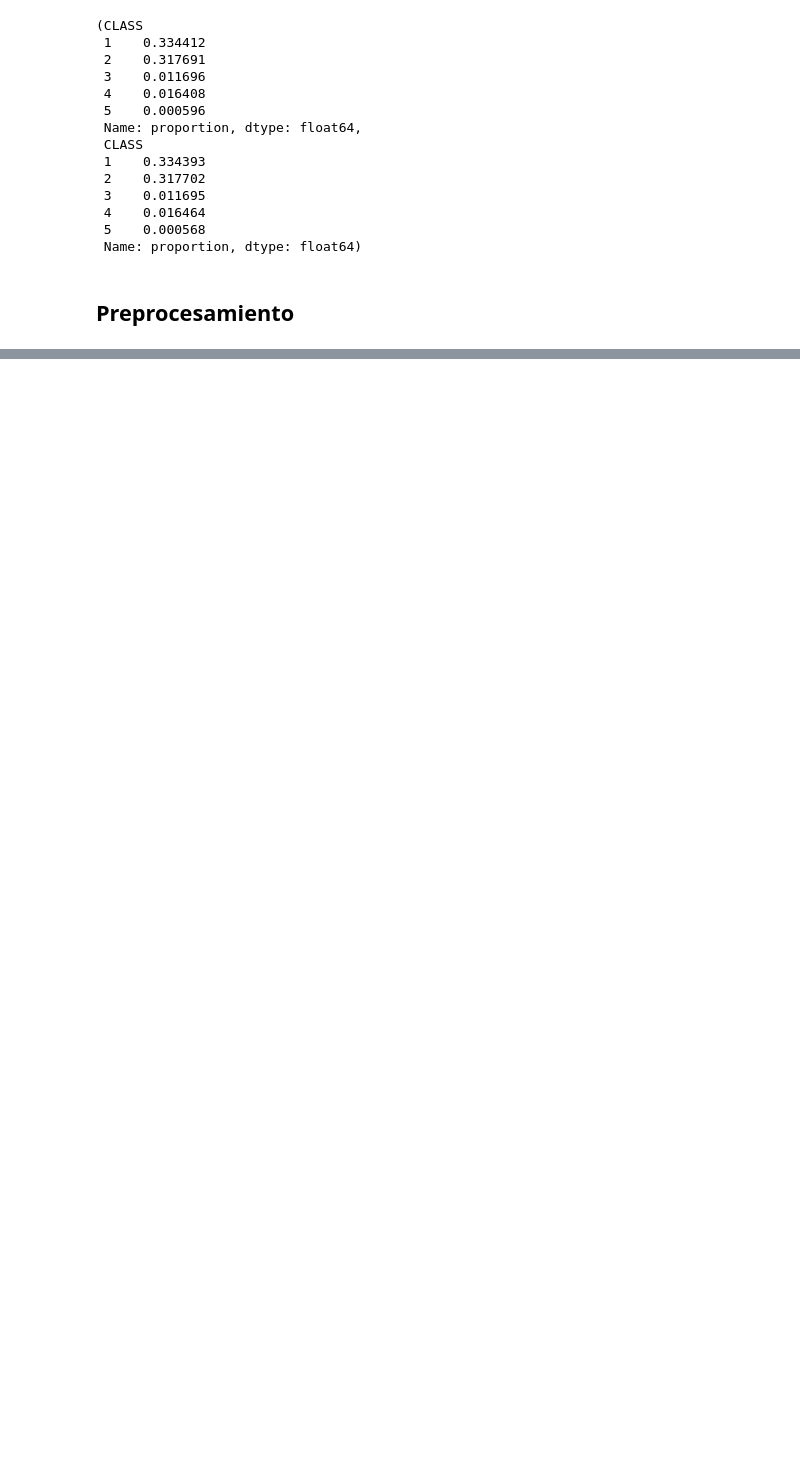
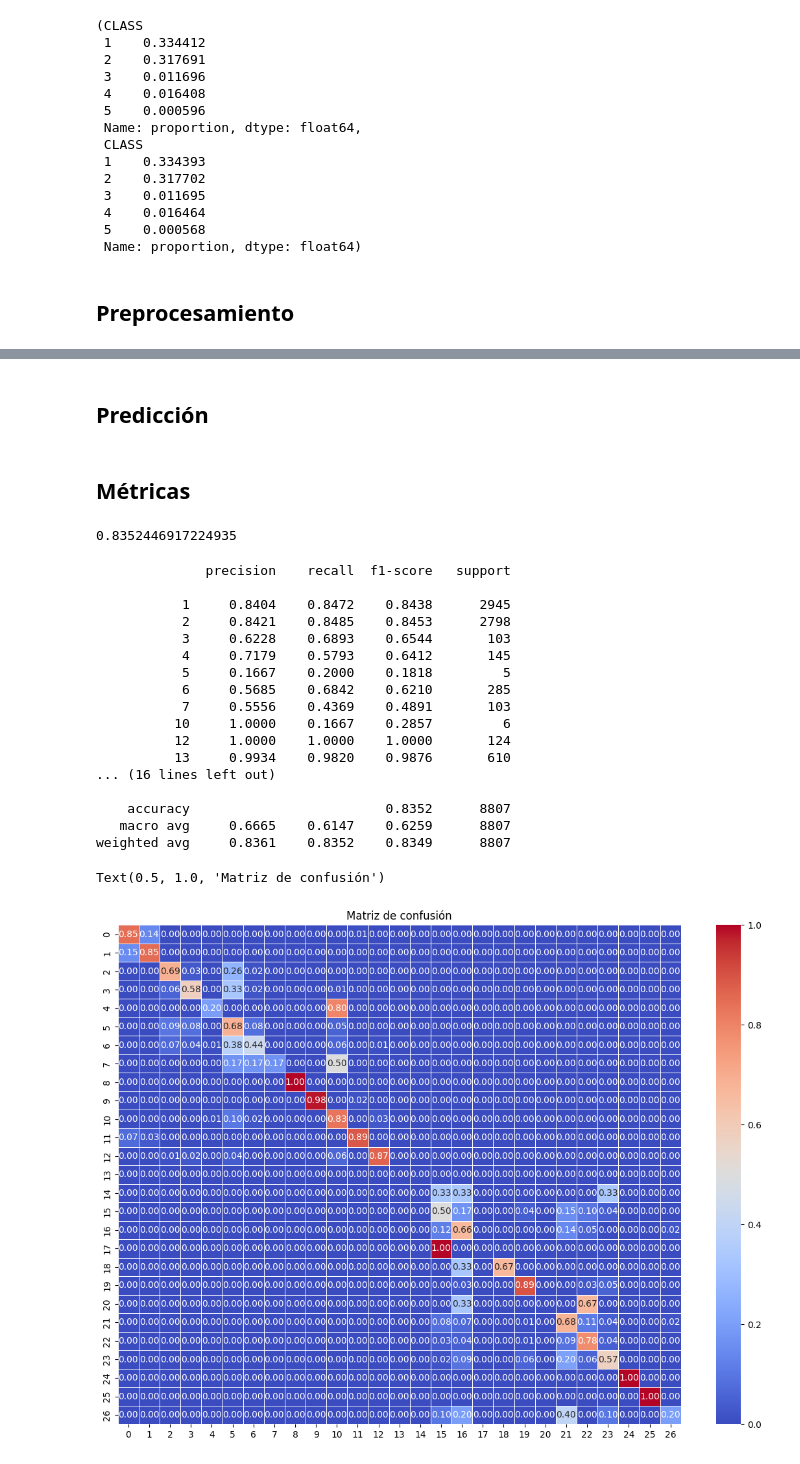
Before and after one commit to juanorion1/Prueba_Tributi, a Jupyter notebook: notebooks/data_prep_best_model.ipynb, the cells around one changed output, grey strips where cells are left out. Drawn from its saved outputs; the diff is of its cells as text; code cells hidden in the pictures; blank space fills up the shorter version.

Commit message:
Se escoge mejor modelo de 6 según métrica f1_macro

```diff
--- a/notebooks/data_prep_best_model.ipynb
+++ b/notebooks/data_prep_best_model.ipynb
@@ -207,0 +337,24 @@ Xtr.shape, Xte.shape
+# %%
+cv = StratifiedKFold(n_splits=2, shuffle=True, random_state=random_state)
+
+results = []
+for name, pipe in pipelines.items():
+    print(name)
+    scores = cross_validate(
+        pipe,
+        X_train,
+        y_train_enc,
+        cv=cv,
+        scoring={"acc": "accuracy", "f1m": "f1_macro"},
+        return_train_score=False
+    )
+    results.append({
+        "model": name,
+        "acc_mean": float(np.mean(scores["test_acc"])),
+        "acc_std": float(np.std(scores["test_acc"])),
+        "f1_macro_mean": float(np.mean(scores["test_f1m"])),
+        "f1_macro_std": float(np.std(scores["test_f1m"])),
+    })
+
+result_cv = pd.DataFrame(results).sort_values("f1_macro_mean", ascending=False).reset_index(drop=True)
+result_cv
@@ -207,0 +378,5 @@ Xtr.shape, Xte.shape
+# %%
+best_name = result_cv["model"].values[0]
+best_pipe = pipelines[best_name]
+
+best_pipe.fit(X_train, y_train_enc)
@@ -207,0 +401,44 @@ Xtr.shape, Xte.shape
+# %% [markdown]
+## Predicción
+# %%
+y_pred_enc = best_pipe.predict(X_test)
+y_proba = best_pipe.predict_proba(X_test)
+
+# volver a clases originales
+y_pred = le.inverse_transform(y_pred_enc)
+y_true = y_test
+# %% [markdown]
+## Métricas
+# %%
+acc = accuracy_score(y_true, y_pred)
+acc
+# %% [output]
+0.8352446917224935
+# %%
+labels = le.classes_
+cm_norm = confusion_matrix(y_true, y_pred, labels=labels, normalize="true")
+cr = classification_report(y_true, y_pred, digits=4)
+print(cr)
+plt.figure(figsize=(14, 10))
+sns.heatmap(cm_norm, cmap='coolwarm', annot=True, fmt=".2f", linewidths=0.5 )
+plt.title('Matriz de confusión')
+# %% [output]
+              precision    recall  f1-score   support
+
+           1     0.8404    0.8472    0.8438      2945
+           2     0.8421    0.8485    0.8453      2798
+           3     0.6228    0.6893    0.6544       103
+           4     0.7179    0.5793    0.6412       145
+           5     0.1667    0.2000    0.1818         5
+           6     0.5685    0.6842    0.6210       285
+           7     0.5556    0.4369    0.4891       103
+          10     1.0000    0.1667    0.2857         6
+          12     1.0000    1.0000    1.0000       124
+          13     0.9934    0.9820    0.9876       610
+... (16 lines left out)
+
+    accuracy                         0.8352      8807
+   macro avg     0.6665    0.6147    0.6259      8807
+weighted avg     0.8361    0.8352    0.8349      8807
+Text(0.5, 1.0, 'Matriz de confusión')
+[figure, added]
```
Also changed, not shown: parts of 19 cells of this notebook.
